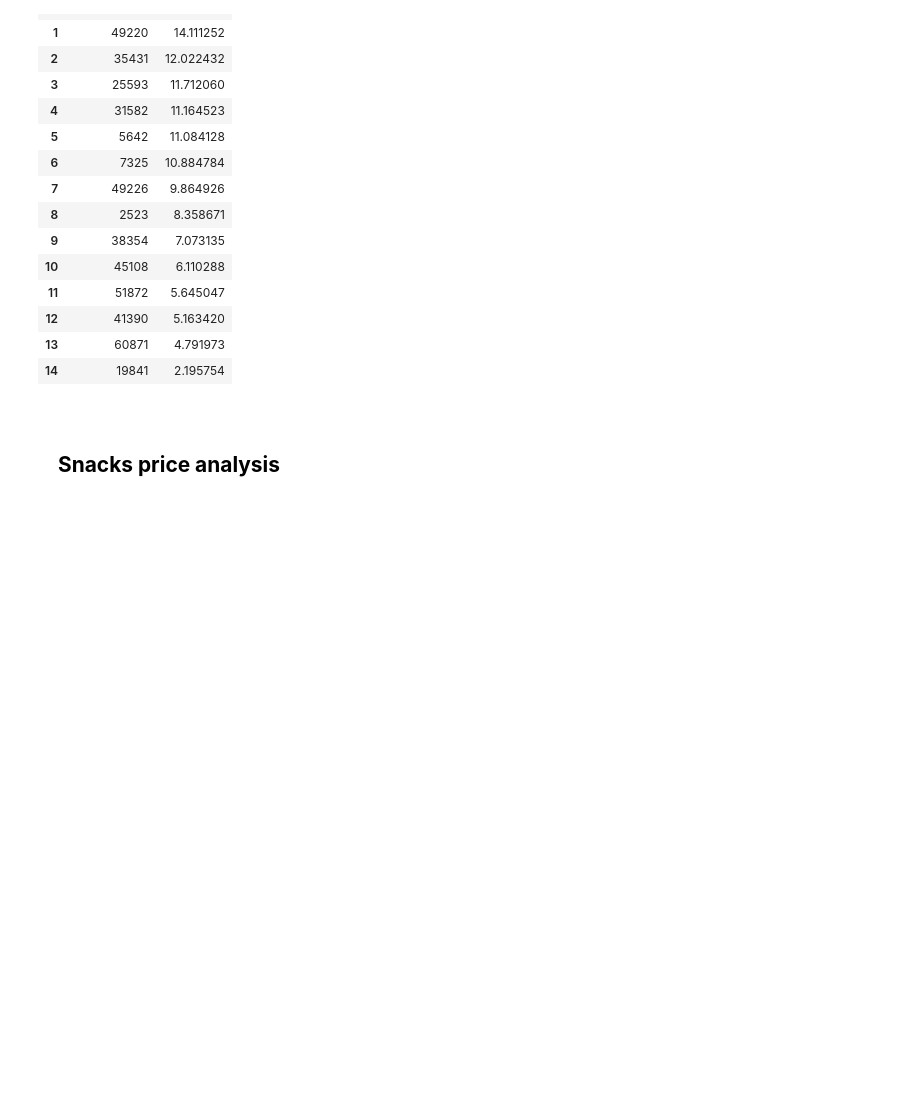
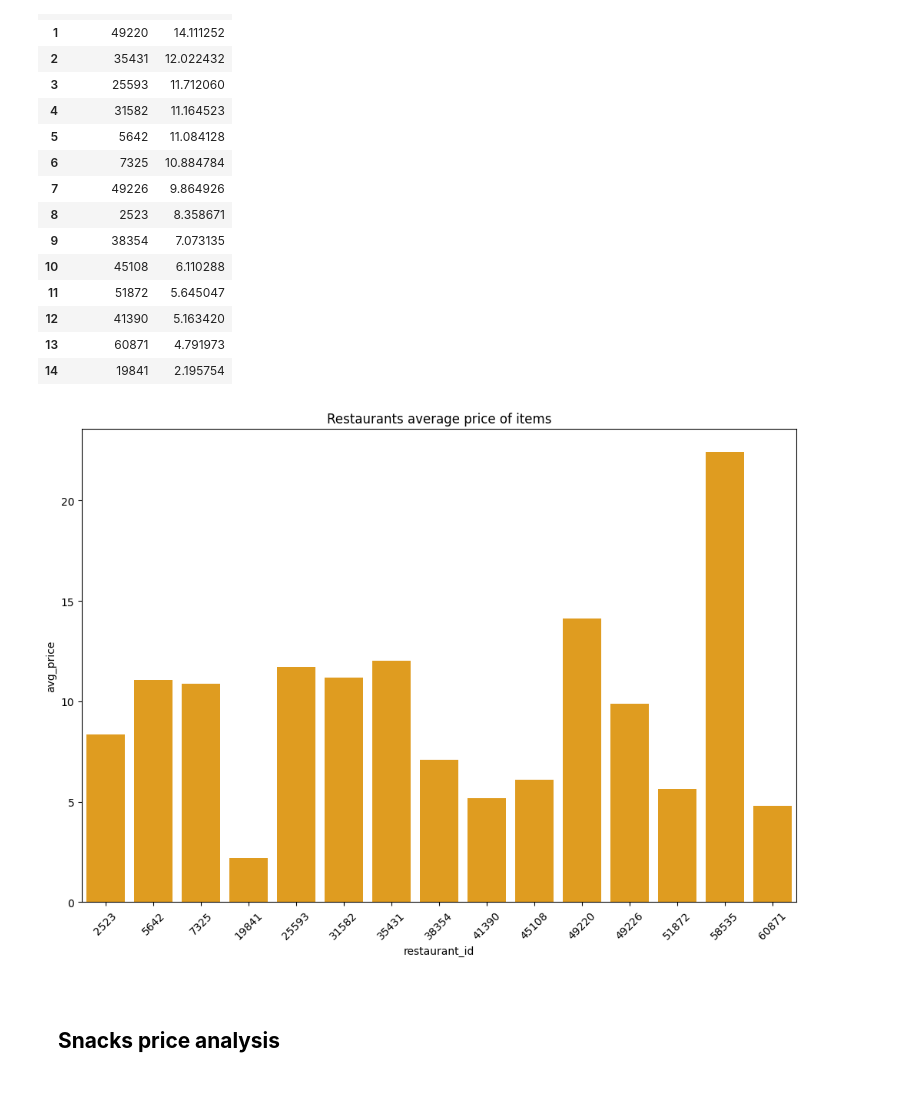
Before and after one commit to derak-isaack/UberEATSAnalytics, a Jupyter notebook: uber_eats.ipynb, the cells around one changed output. Saved outputs shown, nothing was run; the diff lists cells and outputs as text; code cells hidden in the pictures; blank space fills up the shorter version.

```diff
--- a/uber_eats.ipynb
+++ b/uber_eats.ipynb
@@ -189,6 +243,14 @@ conn_avgprice.close()
 | 12 | 41390 | 5.163420 |
 | 13 | 60871 | 4.791973 |
 | 14 | 19841 | 2.195754 |
+# %%
+plt.figure(figsize=(12,8))
+sns.barplot(data=df_ubereats_avgprice, x='restaurant_id', y='avg_price', color='orange')
+plt.title('Restaurants average price of items')
+plt.xticks(rotation=45)
+plt.show()
+# %% [output]
+[figure, added]
 # %% [markdown]
 ## <div style="padding: 20px;color:white;margin:10;font-size:90%;text-align:left;display:fill;border-radius:10px;overflow:hidden;background-image: url(https://w0.peakpx.com/wallpaper/957/661/HD-wallpaper-white-marble-white-stone-texture-marble-stone-background-white-stone.jpg)"><b><span style='color:black'> Snacks price analysis</span></b> </div>
 # %%
```
Also changed, not shown: parts of 11 cells of this notebook.
